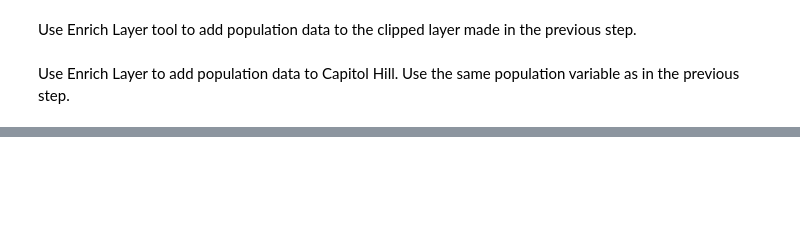
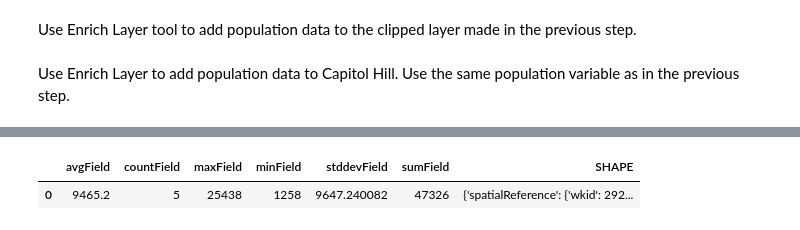
Before and after one commit to priyankatuteja/spatialdatascience, a Jupyter notebook: bike routes.ipynb, the cells around one changed output, grey strips where cells are left out. Cells and saved outputs as stored; diff of their text form; code cells hidden in the pictures; blank space fills up the shorter version.

```diff
--- a/bike routes.ipynb
+++ b/bike routes.ipynb
@@ -288,9 +306,9 @@ Use Merge Layers tool to combine the three buffers into a single layer. You will
 # %%
 from arcgis.features.manage_data import merge_layers
 # %%
-merge_of_madison_broadway_buffer = merge_layers(buffer_street, buffer_street_broadway, output_name='merge1')
+merge_of_madison_broadway_buffer = merge_layers(buffer_street, buffer_street_broadway, output_name='merge_1')
 # %%
-merge_all_buffers = merge_layers(merge_of_madison_broadway_buffer, buffer_street_2324ave, output_name='merge')
+merge_all_buffers = merge_layers(merge_of_madison_broadway_buffer, buffer_street_2324ave, output_name='merge_2')
 # %%
 buffer_map = gis.map('Seattle')
 buffer_map
@@ -317,7 +339,7 @@ Use Overlay Layers tool to clip the dissolved buffers to the shape of Capitol Hi
 from arcgis.features.manage_data import overlay_layers
 # %%
 cliped_buffer = overlay_layers(dissolve, bike_route_neighbourhood, tolerance=0, context={},
-                           output_name="clipedbuffer")
+                           output_name="Cliped Buffer")
 # %%
 cliped_buffer_layer = cliped_buffer.layers[0]
 # %%
@@ -334,7 +358,7 @@ from arcgis.features.enrich_data import enrich_layer
 # %%
 clipped_enrich = enrich_layer(cliped_buffer_layer,
                               analysis_variables=["AtRisk.TOTPOP_CY"],
-                              output_name='enrich_pop')
+                              output_name='enriched with pop')
 # %% [markdown]
 Use Enrich Layer to add population data to Capitol Hill. Use the same population variable as in the previous step.
 # %%
@@ -349,0 +372,5 @@ NameError: name 'clipped_enrich' is not defined
+# %%
+gt.df
+# %% [output]
+|  | avgField | countField | maxField | minField | stddevField | sumField | SHAPE |
+| 0 | 9465.2 | 5 | 25438 | 1258 | 9647.240082 | 47326 | {'spatialReference': {'wkid': 292... |
```
Also changed, not shown: parts of 40 cells of this notebook, 14 other files.
